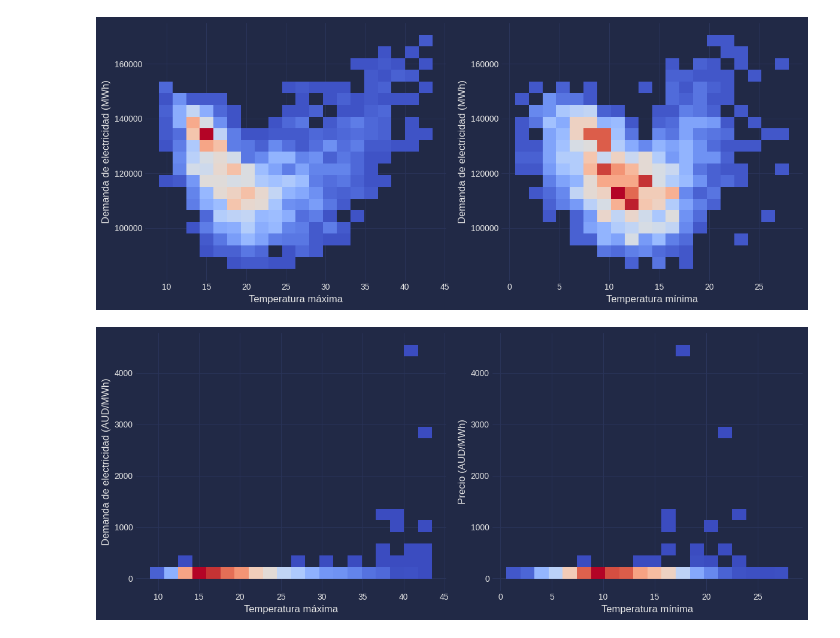
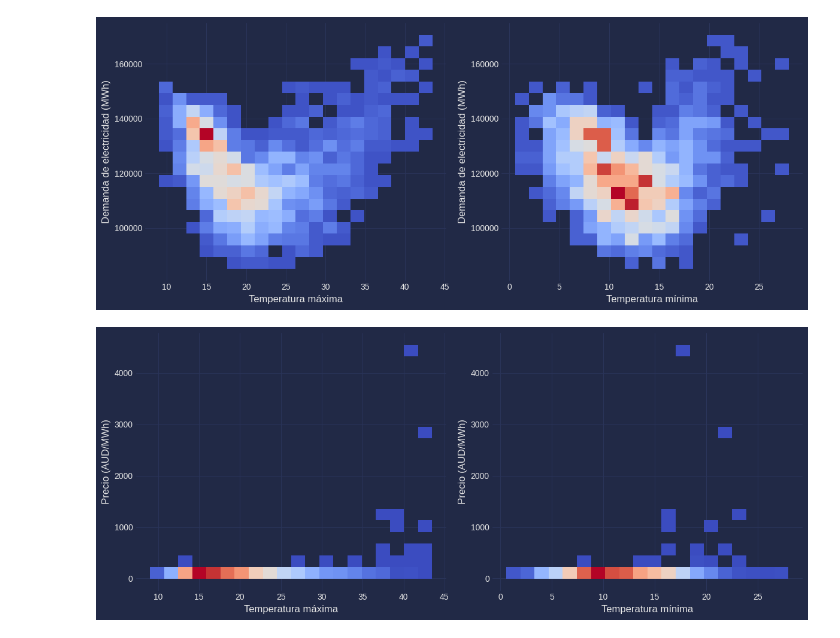
Before and after one commit to Pelka/10-data-science-proyects, a Jupyter notebook: 02 - Daily Electricity Price/analisys.ipynb, the cells around one changed output. Cells and saved outputs as stored; diff of their text form; code cells hidden in the pictures.

```diff
--- a/02 - Daily Electricity Price/analisys.ipynb
+++ b/02 - Daily Electricity Price/analisys.ipynb
@@ -674,19 +674,18 @@ plt.show()
 # %%
 # Crear una figura y ejes
 fig, axes = plt.subplots(1, 2, figsize=(12, 5))
 
 # Correlación entre demanda y temperatura máxima
 sns.histplot(df, x='max_temperature', y='RRP', bins=20, cmap='coolwarm', ax=axes[0])
 axes[0].set_xlabel('Temperatura máxima', fontsize=12)
-axes[0].set_ylabel('Demanda de electricidad (AUD/MWh)', fontsize=12)
+axes[0].set_ylabel('Precio (AUD/MWh)', fontsize=12)
 
 # Correlación entre demanda y temperatura mínima
 sns.histplot(df, x='min_temperature', y='RRP', bins=20, cmap='coolwarm', ax=axes[1])
 axes[1].set_xlabel('Temperatura mínima', fontsize=12)
 axes[1].set_ylabel('Precio (AUD/MWh)', fontsize=12)
 
 plt.tight_layout()  # Ajustar automáticamente la disposición de los ejes para evitar solapamientos
-
 plt.show()
 # %% [output]
-[figure, old version]
+[figure, new version]
```
Also changed, not shown: 1 other file.
